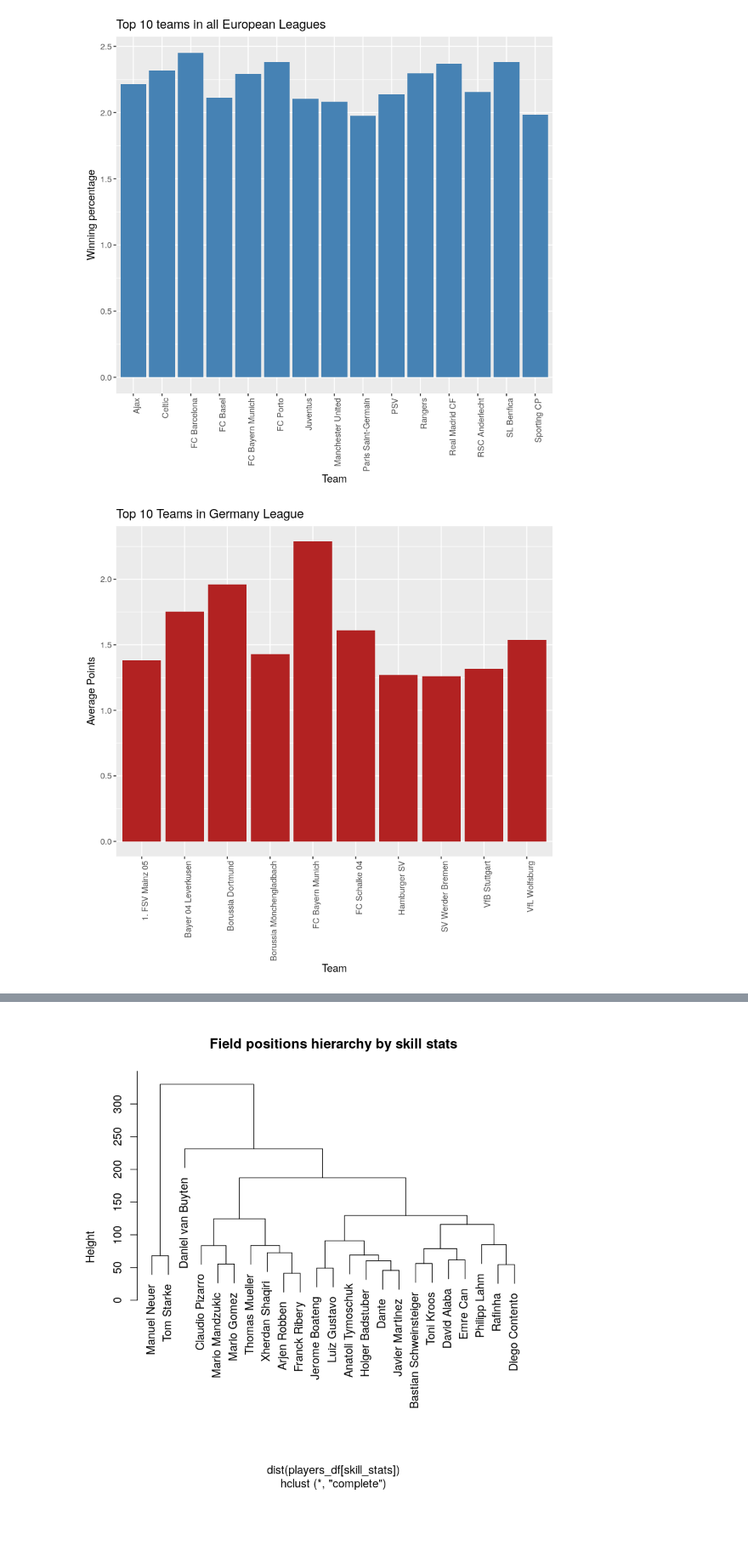
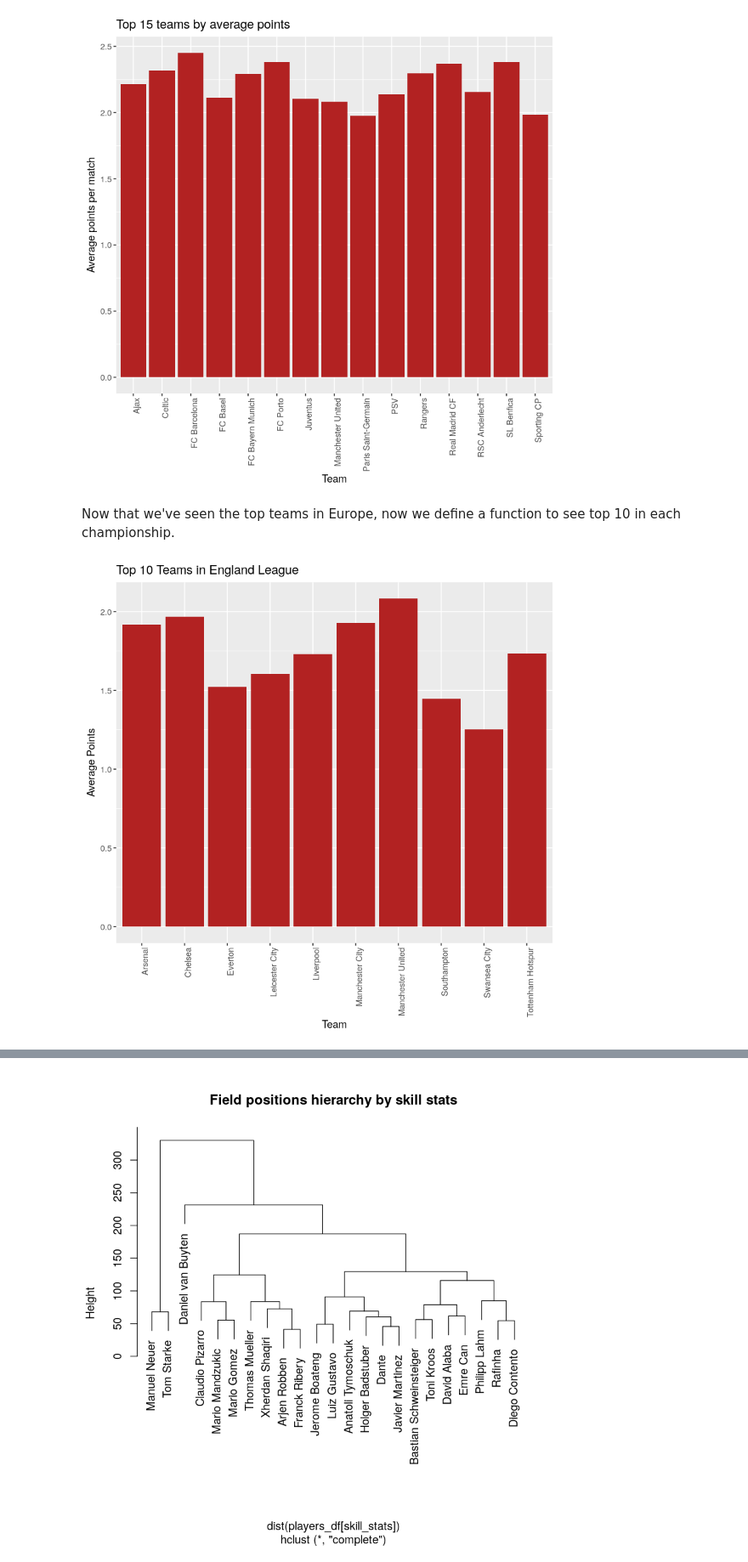
Before and after one commit to alexandruionascu/uvt, a Jupyter notebook: data_analysis_R/Project.ipynb, the cells around one changed output, grey strips where cells are left out. Shown at 85% size. Cells and saved outputs as stored; diff of their text form; code cells hidden in the pictures; blank space fills up the shorter version.

```diff
--- a/data_analysis_R/Project.ipynb
+++ b/data_analysis_R/Project.ipynb
@@ -127,5 +99,26 @@ print(head(new_match_data))
 # %%
-#Iterate over all the teams ids
+new_match_data <- cbind(home_match, away_match)
+
+new_match_data <- new_match_data %>% mutate(
+    total_matches = home_matches_number + away_matches_number,
+    wins = 0,
+    win_percentage = 0,
+    points = 0,
+    points_average = 0,
+    country = "",
+    team_name = ""
+)
+
+for(rowIdx in rownames(new_match_data))
+{
+    home_indexes = which(Match$home_team_api_id == new_match_data$home_team_api_id[as.numeric(rowIdx)])
+    new_match_data$country[as.numeric(rowIdx)] <- Country$name[Country$id==Match$country_id[as.numeric(home_indexes[1])]]
+    new_match_data$team_name[as.numeric(rowIdx)] <- Team$team_long_name[Team$team_api_id==new_match_data$home_team_api_id[as.numeric(rowIdx)]]
+}
+
+drops_columns <- c("home_matches_number","away_matches_number")
+new_match_data <- new_match_data[ , !(names(new_match_data) %in% drops_columns)]
+
 for(id in rownames(new_match_data)) {
     # win_count stores the number of wins if the current team has scored more goals than the opponent team.
     win_count <- 0
@@ -168,11 +161,11 @@ for(id in rownames(new_match_data)) {
     new_match_data$points_average[as.numeric(id)] <- as.double(points/new_match_data$total_matches[as.numeric(id)])
 }
 
-# Drop Away_team_id column and change home_team_api_id columns name to team_id
+
 drop_columns <- c("away_team_api_id")
 new_match_data <- new_match_data[ , !names(new_match_data) %in% drop_columns]
 names(new_match_data)[names(new_match_data)=="home_team_api_id"]<-"team_id"
 
-#Sort the teams based on the winning percentage
+
 sorted_teams_by_wins <- new_match_data[order(-new_match_data$win_percentage),]
 sorted_teams_by_points <- new_match_data[order(-new_match_data$points_average),]
@@ -185,9 +182,11 @@ ggtitle("Top 10 teams in all European Leagues")+theme(axis.text.x = element_text
 # %%
 ggplot(data=sorted_teams_by_points[0:15,], aes(x=team_name,y=points_average)) +
-geom_bar(stat="identity", fill="steelblue")+labs(x="Team",y="Winning percentage")+
-ggtitle("Top 10 teams in all European Leagues")+theme(axis.text.x = element_text(angle = 90, hjust = 1))
+geom_bar(stat="identity", fill="firebrick")+labs(x="Team",y="Average points per match")+
+ggtitle("Top 15 teams by average points")+theme(axis.text.x = element_text(angle = 90, hjust = 1))
 # %% [output]
-[figure, old version]
+[figure, new version]
+# %% [markdown]
+Now that we've seen the top teams in Europe, now we define a function to see top 10 in each championship.
 # %%
 plot_top_teams <- function(n, country) {
     league_team <- sorted_teams_by_points[sorted_teams_by_points$country==country,]
@@ -197,6 +196,6 @@ plot_top_teams <- function(n, country) {
     ggtitle(sprintf("Top %d Teams in %s League", n, country))+theme(axis.text.x = element_text(angle = 90, hjust = 1))
 }
 # %%
-plot_top_teams(10, "Germany")
+plot_top_teams(10, "England")
 # %% [output]
-[figure, old version]
+[figure, new version]
```
Also changed, not shown: parts of 35 cells of this notebook.
